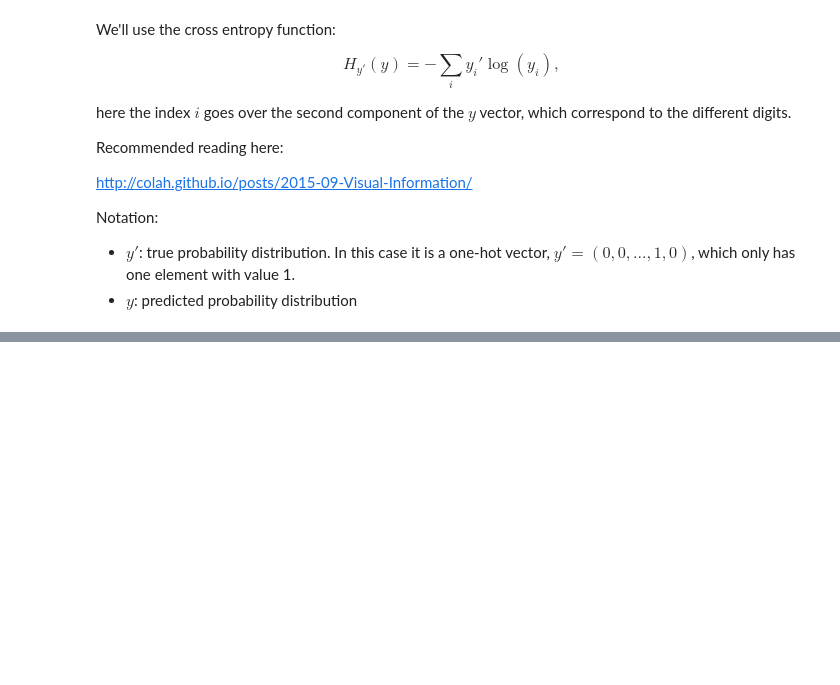
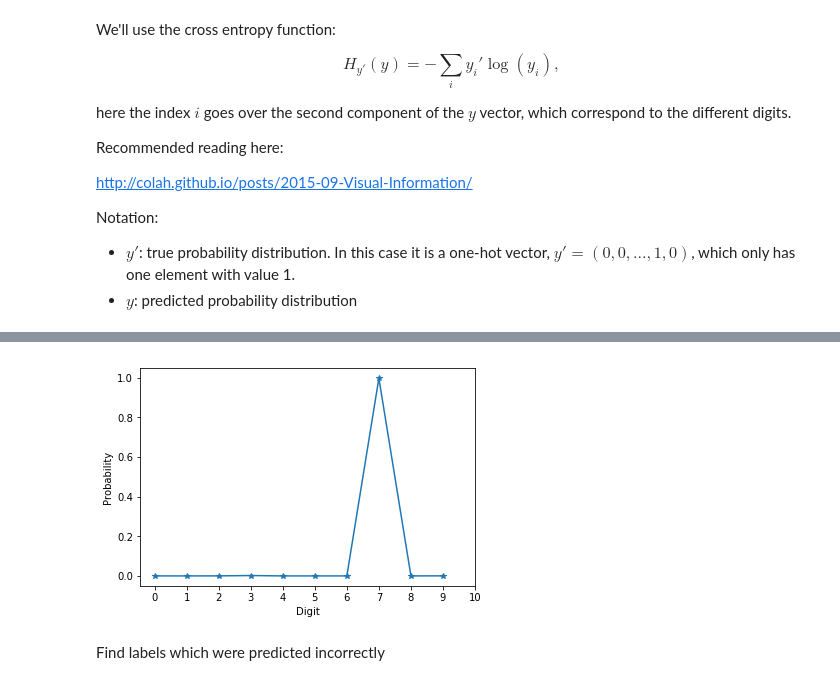
Before and after one commit to denglert/machine-learning-sandbox, a Jupyter notebook: tensorflow/MNIST_tutorial.ipynb, the cells around one changed output, grey strips where cells are left out. Cells and saved outputs as stored; diff of their text form; code cells hidden in the pictures; blank space fills up the shorter version.

```diff
--- a/tensorflow/MNIST_tutorial.ipynb
+++ b/tensorflow/MNIST_tutorial.ipynb
@@ -90,3 +103,4 @@ cross_entropy = tf.reduce_mean(-tf.reduce_sum(y_ * tf.log(y), reduction_indices=
 # %%
-train_step = tf.train.GradientDescentOptimizer(0.5).minimize(cross_entropy)
+learning_rate = 0.5
+train_step = tf.train.GradientDescentOptimizer(learning_rate).minimize(cross_entropy)
 # %% [markdown]
@@ -114,0 +143,4 @@ Questions:
+# %%
+getlabel = y
+# %%
+prediction = sess.run(getlabel, feed_dict={x: mnist.test.images[:1], y_: mnist.test.labels[:1]})
@@ -114,0 +159,14 @@ Questions:
+# %%
+def showprediction(prediction):
+    f,a = plt.subplots()
+    digits = range(0,10,1)
+    a.plot(digits,prediction[0], marker='*')
+    a.set_xlabel('Digit')
+    a.set_ylabel('Probability')
+    a.xaxis.set_ticks(np.linspace(0.0, 10.0, 11, endpoint=True))
+# %%
+showprediction(prediction)
+# %% [output]
+[figure, added]
+# %% [markdown]
+Find labels which were predicted incorrectly
```
Also changed, not shown: parts of 27 cells of this notebook.
